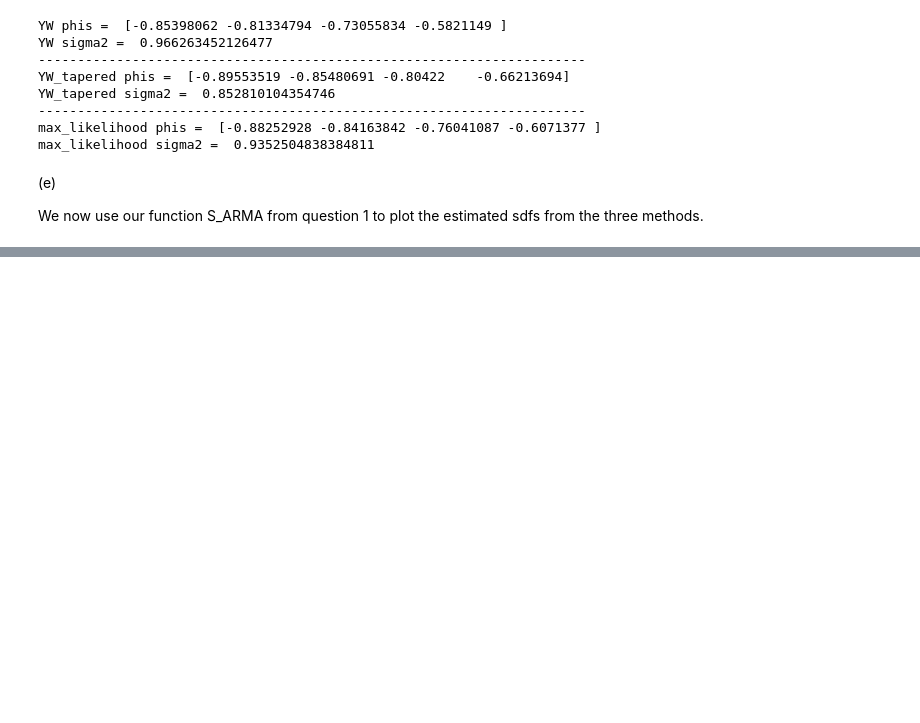
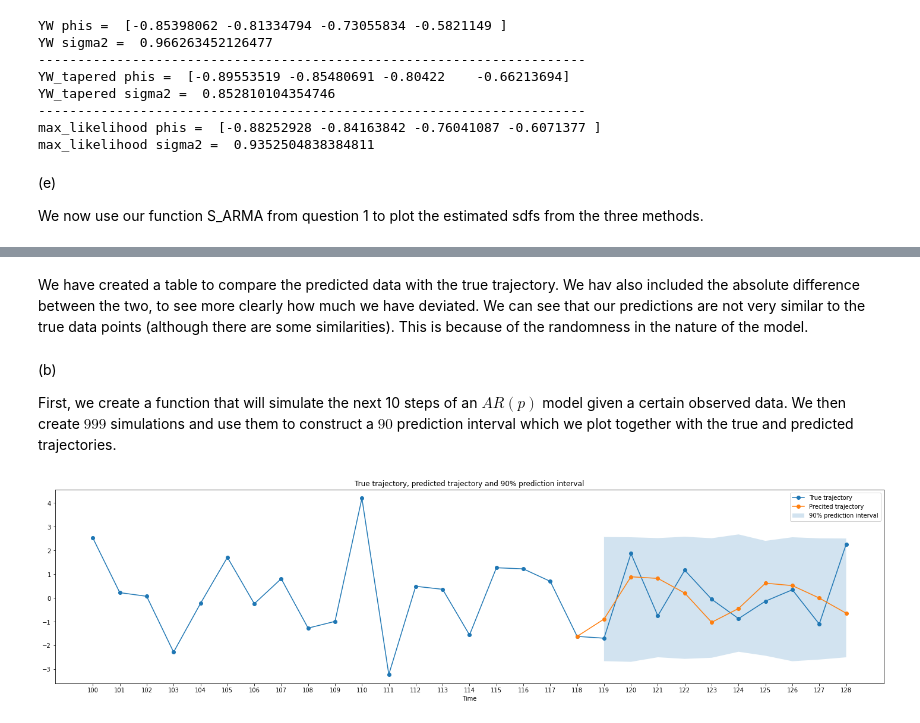
Before and after one commit to ivankirev13/Fitting-and-Forecasting-Autoregressive-Moving-Average-Processes, a Jupyter notebook: Time Series Analysis Coursework.ipynb, the cells around one changed output, grey strips where cells are left out. Cells and saved outputs as stored; diff of their text form; code cells hidden in the pictures; blank space fills up the shorter version.

```diff
--- a/Time Series Analysis Coursework.ipynb
+++ b/Time Series Analysis Coursework.ipynb
@@ -595,0 +701,50 @@ Question 3
+# %% [markdown]
+We have created a table to compare the predicted data with the true trajectory. We hav also included the absolute difference between the two, to see more clearly how much we have deviated. We can see that our predictions are not very similar to the true data points (although there are some similarities). This is because of the randomness in the nature of the model.
+# %% [markdown]
+(b)
+
+First, we create a function that will simulate the next 10 steps of an $AR(p)$ model given a certain observed data. We then create $999$ simulations and use them to construct a $90%$ prediction interval which we plot together with the true and predicted trajectories.
+# %%
+def AR(X, p, phis, sigma2):
+    """Simulate an AR(p) process of length 10 given observed data."""
+
+    for i in range(10):
+        X.append(np.dot(phis, np.flip(X[-p:])) + np.random.normal(0,np.sqrt(sigma2)))
+
+    return X[-10:]
+# %%
+p = 4
+observed_data = data[0:118]
+phis, sigma2 = max_likelihood(observed_data, p)
+
+# create a matrix where each row contains the simulated data points from the 999 simulation for a single time (10 time points in total)
+a = np.empty(shape = (10, 999))
+
+for i in range(999):
+    simulated_data = AR(observed_data, p, phis, sigma2)
+    for j in range(10):
+        a[j][i] = simulated_data[j]
+
+# compute the lower and upper bound trajectories
+lower_bounds = []
+upper_bounds = []
+
+for i in range(10):
+    a[i].sort()
+    lower_bounds.append(a[i][49])
+    upper_bounds.append(a[i][949])
+
+
+# plot the true trajectory, the predicted trajectory and the 90% prediction interval
+t = np.linspace(100,128, 29)
+plt.figure(figsize=(25, 6))
+plt.plot(t, data[99:128], label = "True trajectory", marker="o")
+plt.plot(t[-11:], predicted_data, label = "Precited trajectory", marker="o")
+plt.fill_between(t[-10:], lower_bounds, upper_bounds, alpha = 0.2, label = "90% prediction interval")
+plt.title("True trajectory, predicted trajectory and 90% prediction interval")
+plt.xlabel("Time")
+plt.xticks(t)
+plt.legend()
+plt.show()
+# %% [output]
+[figure, added]
```
Also changed, not shown: parts of 27 cells of this notebook.
